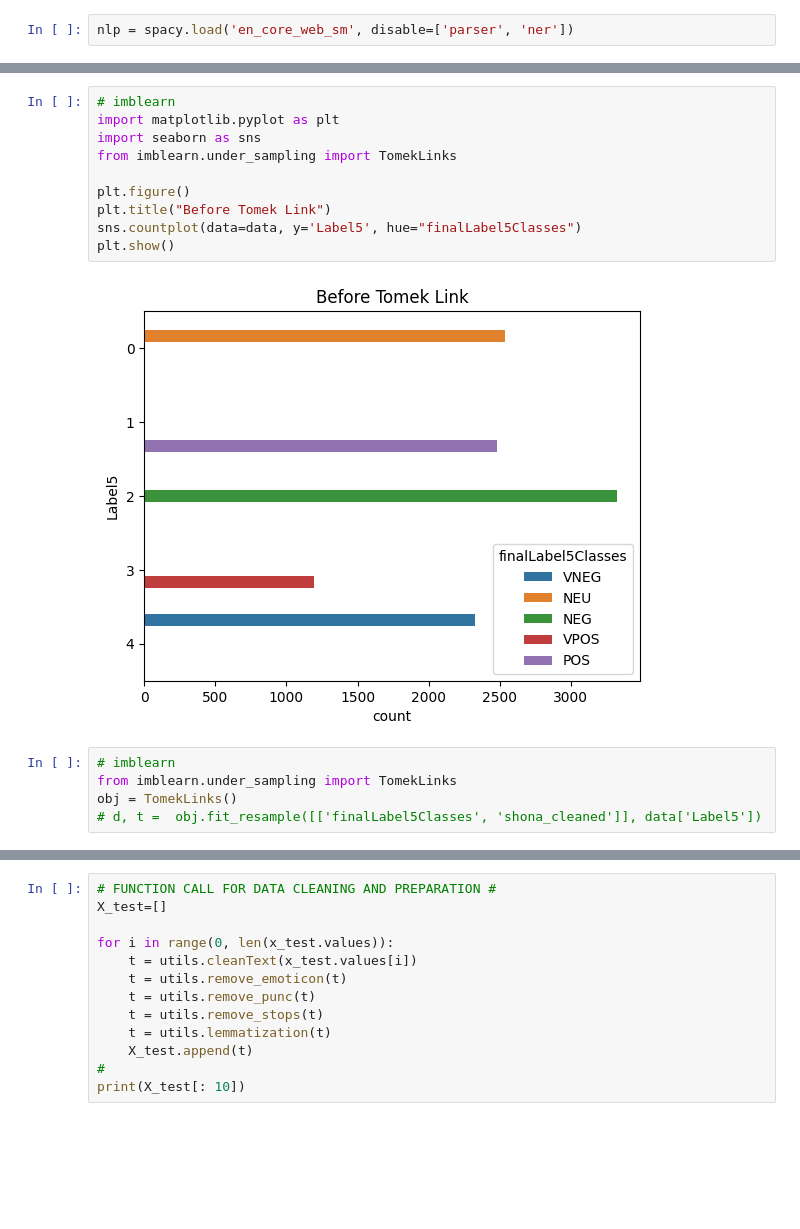
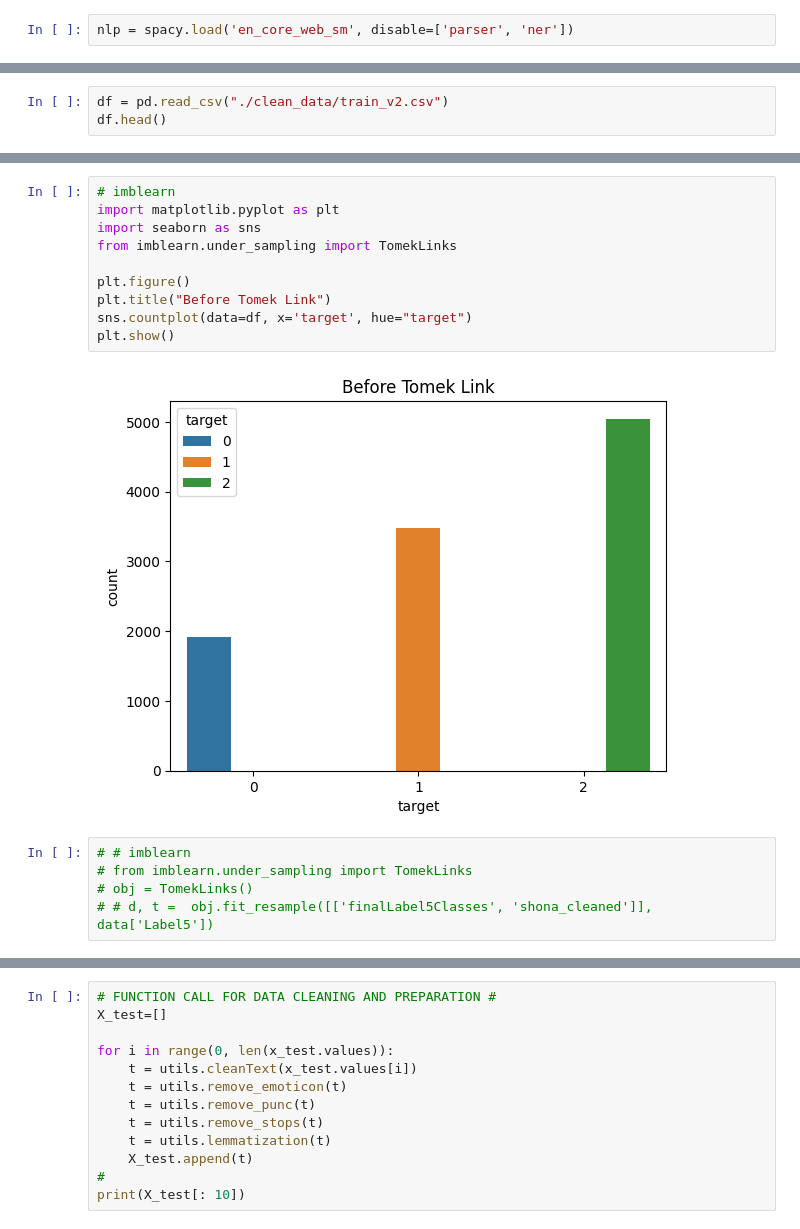
Before and after one commit to kibambe-0167/bert-multiclass, a Jupyter notebook: sklearn_models.ipynb, the cells around one changed output, grey strips where cells are left out. Drawn from its saved outputs; the diff is of its cells as text; blank space fills up the shorter version.

Commit message:
added codes base for training with 3 labels, on the new datasets

```diff
--- a/sklearn_models.ipynb
+++ b/sklearn_models.ipynb
@@ -147,0 +148,3 @@ df.head()
+# %%
+df = pd.read_csv("./clean_data/train_v2.csv")
+df.head()
@@ -148,18 +158,18 @@ df.head()
 # %%
 # imblearn
 import matplotlib.pyplot as plt
 import seaborn as sns
 from imblearn.under_sampling import TomekLinks
 
 plt.figure()
 plt.title("Before Tomek Link")
-sns.countplot(data=data, y='Label5', hue="finalLabel5Classes")
+sns.countplot(data=df, x='target', hue="target")
 plt.show()
 # %% [output]
-[figure, old version]
+[figure, new version]
 # %%
-# imblearn
-from imblearn.under_sampling import TomekLinks
-obj = TomekLinks()
-# d, t =  obj.fit_resample([['finalLabel5Classes', 'shona_cleaned']], data['Label5'])
+# # imblearn
+# from imblearn.under_sampling import TomekLinks
+# obj = TomekLinks()
+# # d, t =  obj.fit_resample([['finalLabel5Classes', 'shona_cleaned']], data['Label5'])
 # %%
```
Also changed, not shown: parts of 7 cells of this notebook, 8 other files.
